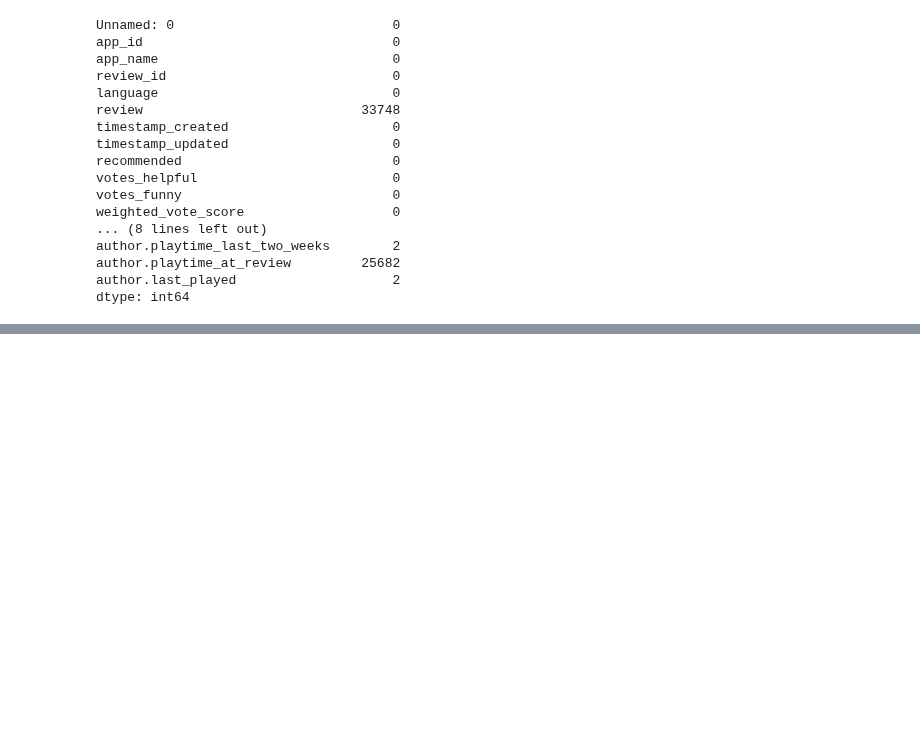
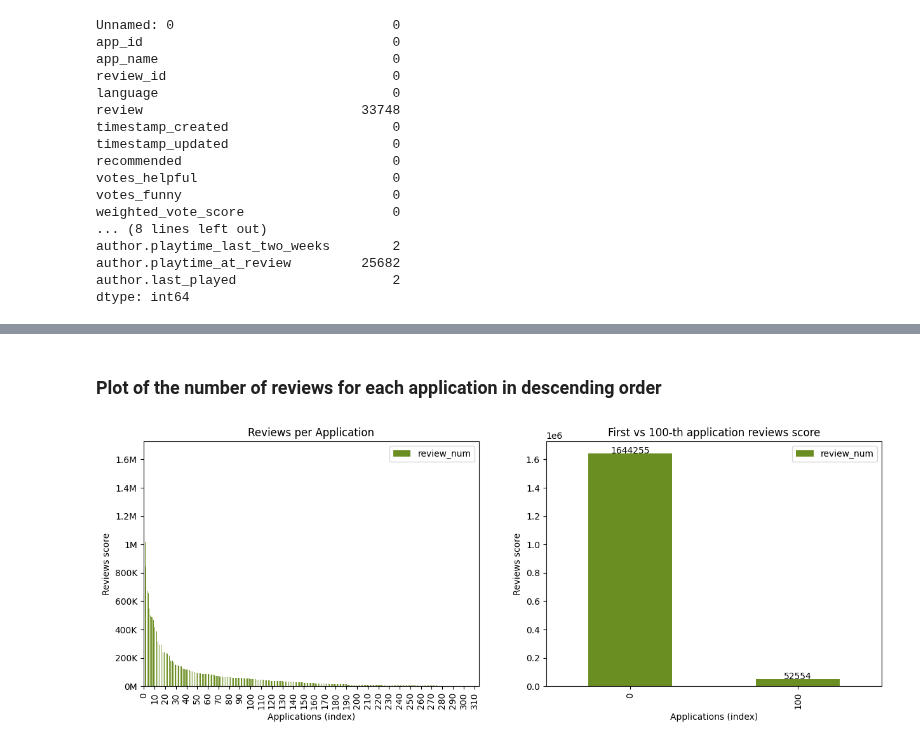
Before and after one commit to yaraoyoussef/ADM-HW2, a Jupyter notebook: main.ipynb, the cells around one changed output, grey strips where cells are left out. Cells and saved outputs as stored; diff of their text form; code cells hidden in the pictures; blank space fills up the shorter version.

```diff
--- a/main.ipynb
+++ b/main.ipynb
@@ -82,0 +88,10 @@ dtype: int64
+# %%
+# group by app_name to count how many review_id (uniqes) are there
+
+num_reviews = df.groupby('app_name')['review_id'].count().reset_index(name='review_num')
+
+# masking
+highest_app = num_reviews[ num_reviews['review_num'] == max(num_reviews['review_num'])].dropna()
+lowest_app = num_reviews[ num_reviews['review_num'] == min(num_reviews['review_num'])].dropna()
+print(f"Application with the highest number of reviews:\n {highest_app}\n\n")
+print(f"Application with the lowest number of reviews:\n {lowest_app}")
@@ -82,0 +107,39 @@ dtype: int64
+# %% [markdown]
+### Plot of the number of reviews for each application in descending order
+# %%
+# sorted applications by number of reviews
+num=num_reviews.sort_values( by = 'review_num', ascending = False ).reset_index(drop = True)
+
+fig, axes = plt.subplots(1, 2, figsize=(15, 5))
+
+num.plot(kind='bar',
+         y='review_num',  # 'app_name' is no longer on the x-axis, just the index
+         color='olivedrab',
+         xlabel='Applications (index)',
+         ylabel='Reviews score',
+         title='Reviews per Application',
+         ax=axes[0]
+         )
+
+
+axes[0].set_xticks(range(0, len(num), 10))  # Set ticks at intervals of 10
+axes[0].set_xticklabels(range(0, len(num), 10))  # Label the ticks with index numbers
+axes[0].set_yticks(np.arange(0, 1.8e6, 0.2e6))
+axes[0].set_yticklabels(['0M', '200K', '400K', '600K', '800K', '1M', '1.2M', '1.4M', '1.6M'])
+
+
+# zooming in on the first and 100-th applications
+num.iloc[[0,100]].plot(kind='bar',
+         y='review_num',
+         color='olivedrab',
+         xlabel='Applications (index)',
+         ylabel='Reviews score',
+         title='First vs 100-th application reviews score',
+         ax = axes[1])
+
+axes[1].text(0, num['review_num'][0], num['review_num'][0], ha = 'center')
+axes[1].text(1, num['review_num'][100], num['review_num'][100], ha = 'center')
+
+plt.show()
+# %% [output]
+[figure, added]
```
Also changed, not shown: parts of 27 cells of this notebook.
